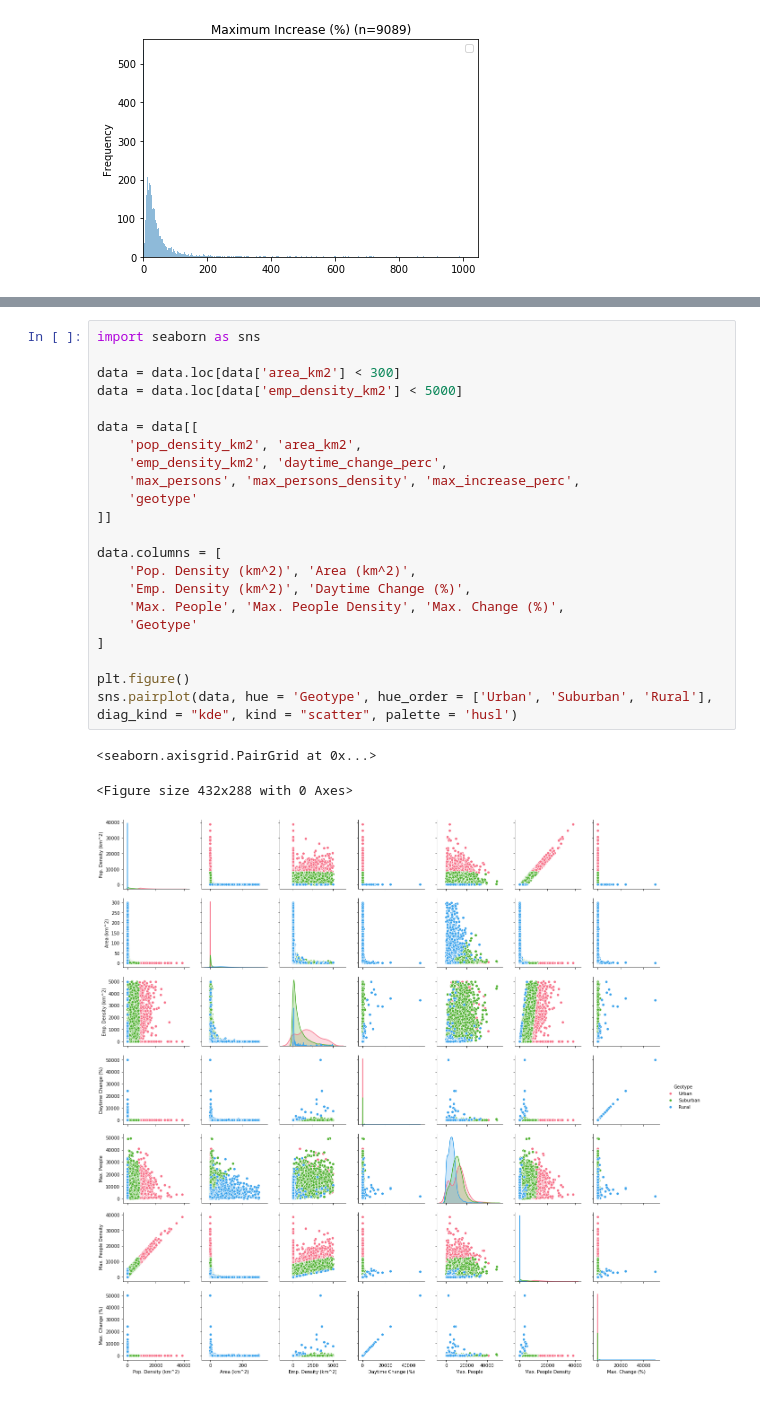
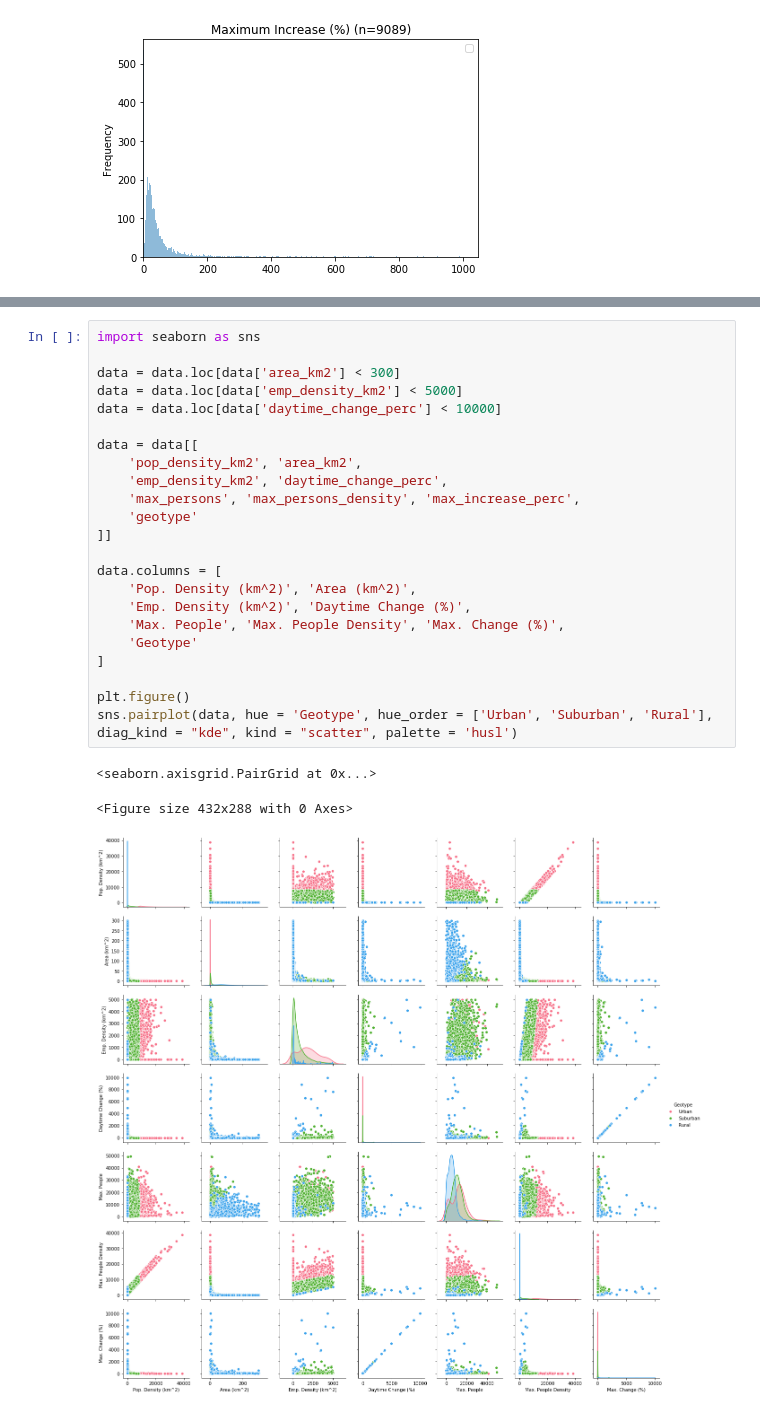
Before and after one commit to edwardoughton/stawpy, a Jupyter notebook: notebooks/Movement notebook.ipynb, the cells around one changed output, grey strips where cells are left out. Saved outputs shown, nothing was run; the diff lists cells and outputs as text.

```diff
--- a/notebooks/Movement notebook.ipynb
+++ b/notebooks/Movement notebook.ipynb
@@ -164,26 +204,27 @@ plt.xlim(0)
 # %%
 import seaborn as sns
 
 data = data.loc[data['area_km2'] < 300]
 data = data.loc[data['emp_density_km2'] < 5000]
+data = data.loc[data['daytime_change_perc'] < 10000]
 
 data = data[[
     'pop_density_km2', 'area_km2',
     'emp_density_km2', 'daytime_change_perc',
     'max_persons', 'max_persons_density', 'max_increase_perc',
     'geotype'
 ]]
 
 data.columns = [
     'Pop. Density (km^2)', 'Area (km^2)',
     'Emp. Density (km^2)', 'Daytime Change (%)',
     'Max. People', 'Max. People Density', 'Max. Change (%)',
     'Geotype'
 ]
 
 plt.figure()
 sns.pairplot(data, hue = 'Geotype', hue_order = ['Urban', 'Suburban', 'Rural'], diag_kind = "kde", kind = "scatter", palette = 'husl')
 # %% [output]
 <seaborn.axisgrid.PairGrid at 0x...>
 <Figure size 432x288 with 0 Axes>
-[figure, old version]
+[figure, new version]
```
Also changed, not shown: parts of 12 cells of this notebook.
